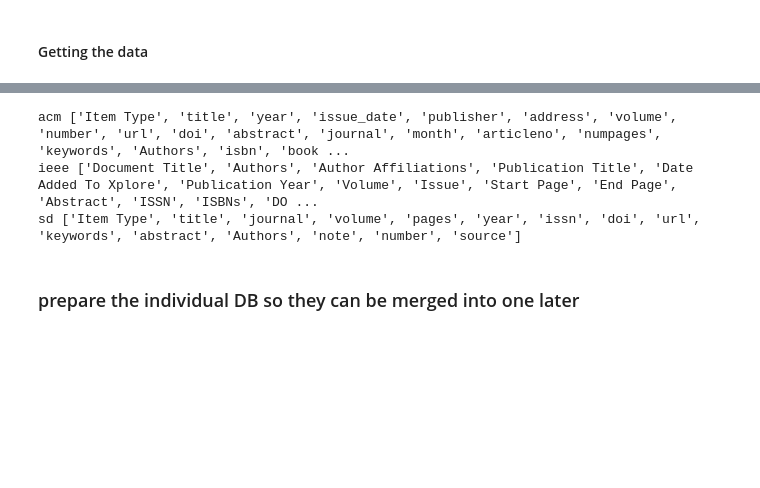
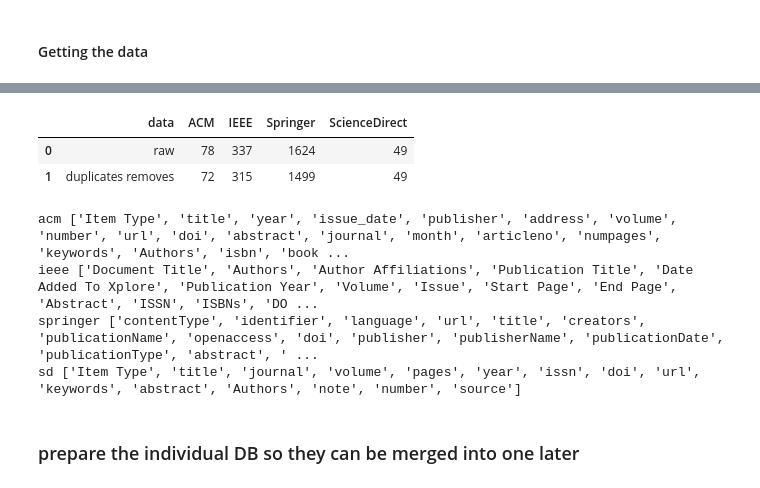
Before and after one commit to AichaNT/bachelor_thesis, a Jupyter notebook: EDA.ipynb, the cells around one changed output, grey strips where cells are left out. Drawn from its saved outputs; the diff is of its cells as text; code cells hidden in the pictures; blank space fills up the shorter version.

```diff
--- a/EDA.ipynb
+++ b/EDA.ipynb
@@ -97,3 +110,21 @@ count_db
+# %%
+# Remove duplicates based on DOI for each dataset
+acm.drop_duplicates(subset="doi", inplace=True)
+ieee.drop_duplicates(subset="DOI", inplace=True)
+springer.drop_duplicates(subset="doi", inplace=True)
+sd.drop_duplicates(subset="doi", inplace=True)
+# %%
+# update counting DB
+type_filter_row = pd.DataFrame([["duplicates removes", len(acm), len(ieee), len(springer), len(sd)]],
+                            columns = count_db.columns)
+
+count_db = pd.concat([count_db, type_filter_row], ignore_index = True)
+
+count_db
+# %% [output]
+|  | data | ACM | IEEE | Springer | ScienceDirect |
+| 0 | raw | 78 | 337 | 1624 | 49 |
+| 1 | duplicates removes | 72 | 315 | 1499 | 49 |
 # %%
 # getting column names for all DB
 acm_col = list(acm)
@@ -103,11 +134,12 @@ sd_col = list(sd)
 # %%
 print("acm", acm_col)
 print("ieee", ieee_col)
-#print("springer", springer_col)
+print("springer", springer_col)
 print("sd", sd_col)
 # %% [output]
 acm ['Item Type', 'title', 'year', 'issue_date', 'publisher', 'address', 'volume', 'number', 'url', 'doi', 'abstract', 'journal', 'month', 'articleno', 'numpages', 'keywords', 'Authors', 'isbn', 'book ...
 ieee ['Document Title', 'Authors', 'Author Affiliations', 'Publication Title', 'Date Added To Xplore', 'Publication Year', 'Volume', 'Issue', 'Start Page', 'End Page', 'Abstract', 'ISSN', 'ISBNs', 'DO ...
+springer ['contentType', 'identifier', 'language', 'url', 'title', 'creators', 'publicationName', 'openaccess', 'doi', 'publisher', 'publisherName', 'publicationDate', 'publicationType', 'abstract', ' ...
 sd ['Item Type', 'title', 'journal', 'volume', 'pages', 'year', 'issn', 'doi', 'url', 'keywords', 'abstract', 'Authors', 'note', 'number', 'source']
 # %% [markdown]
 ### prepare the individual DB so they can be merged into one later
```
Also changed, not shown: parts of 21 cells of this notebook, 8 other files.
